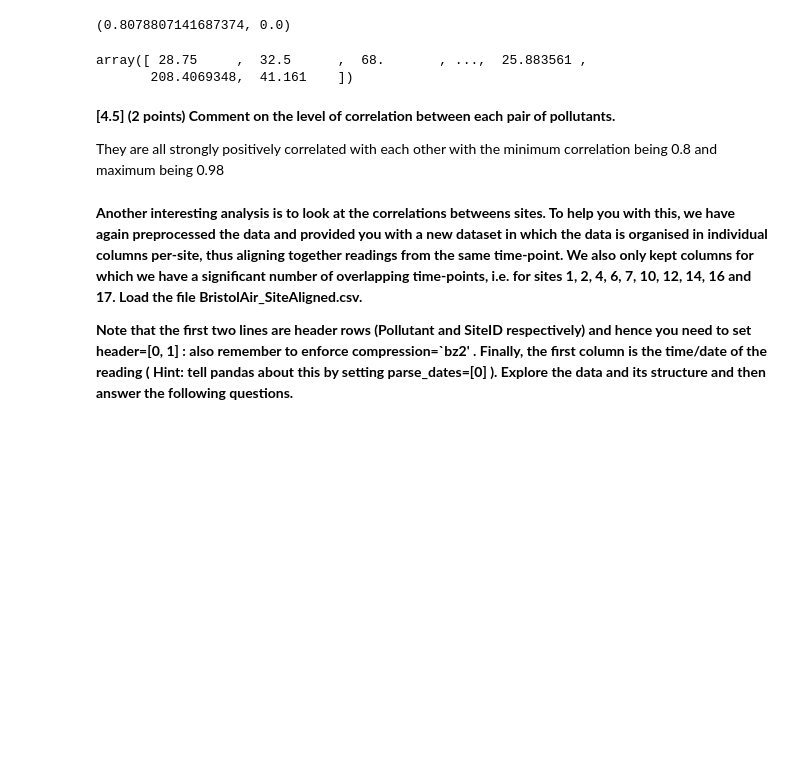
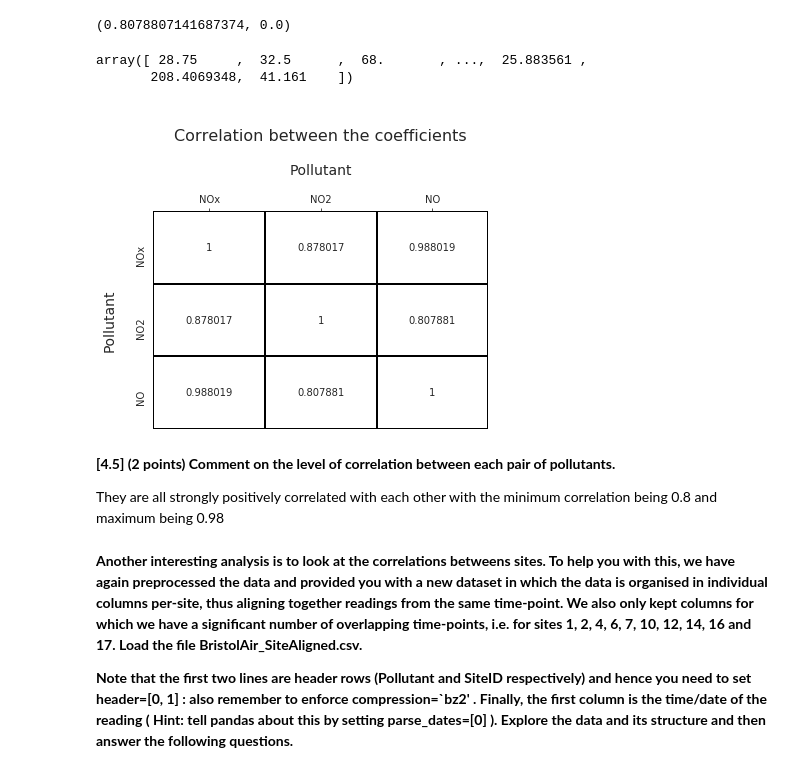
Before and after one commit to athiyadeviyani/Introductory-Applied-Machine-Learning, a Jupyter notebook: IAML_CW2.ipynb, the cells around one changed output. Drawn from its saved outputs; the diff is of its cells as text; code cells hidden in the pictures; blank space fills up the shorter version.

```diff
--- a/IAML_CW2.ipynb
+++ b/IAML_CW2.ipynb
@@ -852,6 +883,22 @@ clean_bristol_exp['NO'].values
 # %% [output]
 array([ 28.75     ,  32.5      ,  68.       , ...,  25.883561 ,
        208.4069348,  41.161    ])
+# %%
+corr = clean_bristol_exp[['NOx', 'NO2', 'NO']].corr()
+with sns.axes_style('white'):
+    ax = sns.heatmap(corr, annot=True, cbar=False,
+                square=False,
+                fmt='g',
+                cmap=['white'],
+                linecolor='black',
+                linewidths=1)
+    ax.set_title('\nCorrelation between the coefficients\n', fontsize=16)
+    ax.set_ylabel('Pollutant\n', fontsize=14)
+    ax.set_xlabel('Pollutant\n', fontsize=14)
+    ax.xaxis.set_ticks_position('top')
+    ax.xaxis.set_label_position('top')
+# %% [output]
+[figure, added]
 # %% [markdown]
 **[4.5] (2 points) Comment on the level of correlation between each pair of pollutants.**
 
```
Also changed, not shown: parts of 117 cells of this notebook, 2 other files.
